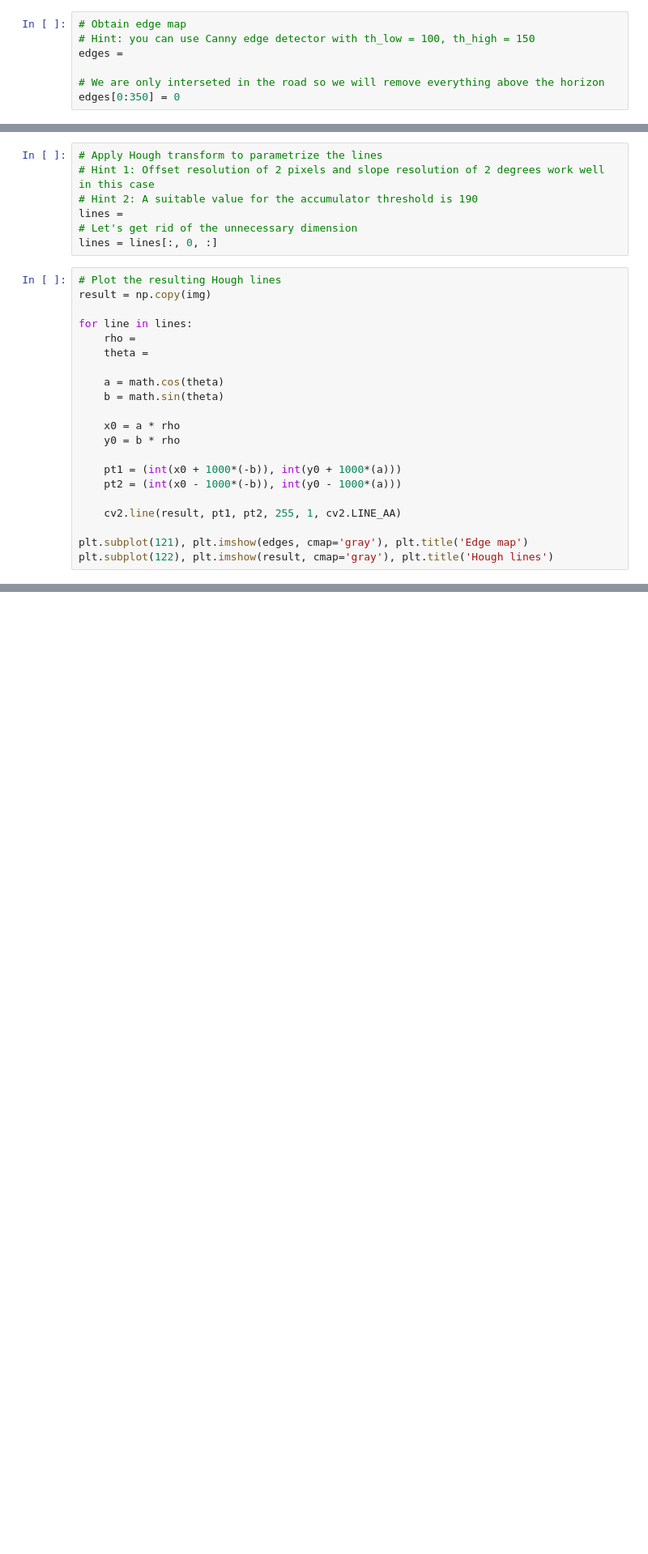
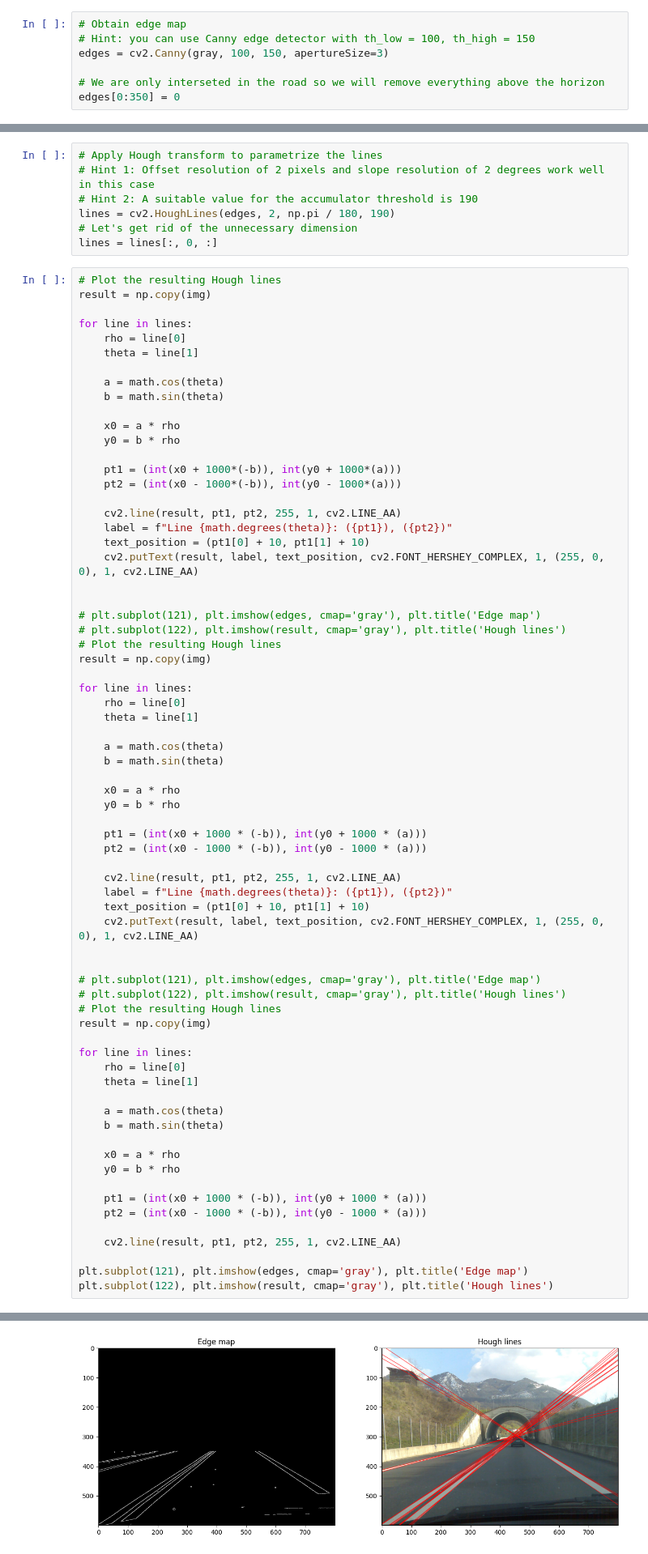
Before and after one commit to chaplinskij/rd_computer_vision, a Jupyter notebook: lesson_4/lesson_4.ipynb, the cells around one changed output, grey strips where cells are left out. Shown at 81% size. Saved outputs shown, nothing was run; the diff lists cells and outputs as text; blank space fills up the shorter version.

```diff
--- a/lesson_4/lesson_4.ipynb
+++ b/lesson_4/lesson_4.ipynb
@@ -24,7 +27,7 @@ gray = cv2.cvtColor(img, cv2.COLOR_RGB2GRAY)
 # %%
 # Obtain edge map
 # Hint: you can use Canny edge detector with th_low = 100, th_high = 150
-edges =
+edges = cv2.Canny(gray, 100, 150, apertureSize=3)
 
 # We are only interseted in the road so we will remove everything above the horizon
 edges[0:350] = 0
@@ -36,7 +44,7 @@ plt.subplot(122), plt.imshow(edges, cmap='gray'), plt.title('Edge map')
 # Apply Hough transform to parametrize the lines
 # Hint 1: Offset resolution of 2 pixels and slope resolution of 2 degrees work well in this case
 # Hint 2: A suitable value for the accumulator threshold is 190
-lines =
+lines = cv2.HoughLines(edges, 2, np.pi / 180, 190)
 # Let's get rid of the unnecessary dimension
 lines = lines[:, 0, :]
 # %%
@@ -44,8 +52,8 @@ lines = lines[:, 0, :]
 result = np.copy(img)
 
 for line in lines:
-    rho =
-    theta =
+    rho = line[0]
+    theta = line[1]
 
     a = math.cos(theta)
     b = math.sin(theta)
@@ -57,6 +65,55 @@ for line in lines:
     pt2 = (int(x0 - 1000*(-b)), int(y0 - 1000*(a)))
 
     cv2.line(result, pt1, pt2, 255, 1, cv2.LINE_AA)
+    label = f"Line {math.degrees(theta)}: ({pt1}), ({pt2})"
+    text_position = (pt1[0] + 10, pt1[1] + 10)
+    cv2.putText(result, label, text_position, cv2.FONT_HERSHEY_COMPLEX, 1, (255, 0, 0), 1, cv2.LINE_AA)
+
+
+# plt.subplot(121), plt.imshow(edges, cmap='gray'), plt.title('Edge map')
+# plt.subplot(122), plt.imshow(result, cmap='gray'), plt.title('Hough lines')
+# Plot the resulting Hough lines
+result = np.copy(img)
+
+for line in lines:
+    rho = line[0]
+    theta = line[1]
+
+    a = math.cos(theta)
+    b = math.sin(theta)
+
+    x0 = a * rho
+    y0 = b * rho
+
+    pt1 = (int(x0 + 1000 * (-b)), int(y0 + 1000 * (a)))
+    pt2 = (int(x0 - 1000 * (-b)), int(y0 - 1000 * (a)))
+
+    cv2.line(result, pt1, pt2, 255, 1, cv2.LINE_AA)
+    label = f"Line {math.degrees(theta)}: ({pt1}), ({pt2})"
+    text_position = (pt1[0] + 10, pt1[1] + 10)
+    cv2.putText(result, label, text_position, cv2.FONT_HERSHEY_COMPLEX, 1, (255, 0, 0), 1, cv2.LINE_AA)
+
+
+# plt.subplot(121), plt.imshow(edges, cmap='gray'), plt.title('Edge map')
+# plt.subplot(122), plt.imshow(result, cmap='gray'), plt.title('Hough lines')
+# Plot the resulting Hough lines
+result = np.copy(img)
+
+for line in lines:
+    rho = line[0]
+    theta = line[1]
+
+    a = math.cos(theta)
+    b = math.sin(theta)
+
+    x0 = a * rho
+    y0 = b * rho
+
+    pt1 = (int(x0 + 1000 * (-b)), int(y0 + 1000 * (a)))
+    pt2 = (int(x0 - 1000 * (-b)), int(y0 - 1000 * (a)))
+
+    cv2.line(result, pt1, pt2, 255, 1, cv2.LINE_AA)
 
 plt.subplot(121), plt.imshow(edges, cmap='gray'), plt.title('Edge map')
 plt.subplot(122), plt.imshow(result, cmap='gray'), plt.title('Hough lines')
+# %% [output]
@@ -63,3 +123,4 @@ plt.subplot(122), plt.imshow(result, cmap='gray'), plt.title('Hough lines')
+[figure, added]
 # %% [markdown]
 The edge map looks good but the Hough lines are too noisy. Let's clean the Hough lines first by removing all lines that we know cannot represent a lane line. In other words, all lines that are approximately horizontal shall be removed. Remember that horizontal lines correspond to theta = 90 degrees.
 # %%
```
Also changed, not shown: parts of 8 cells of this notebook.
